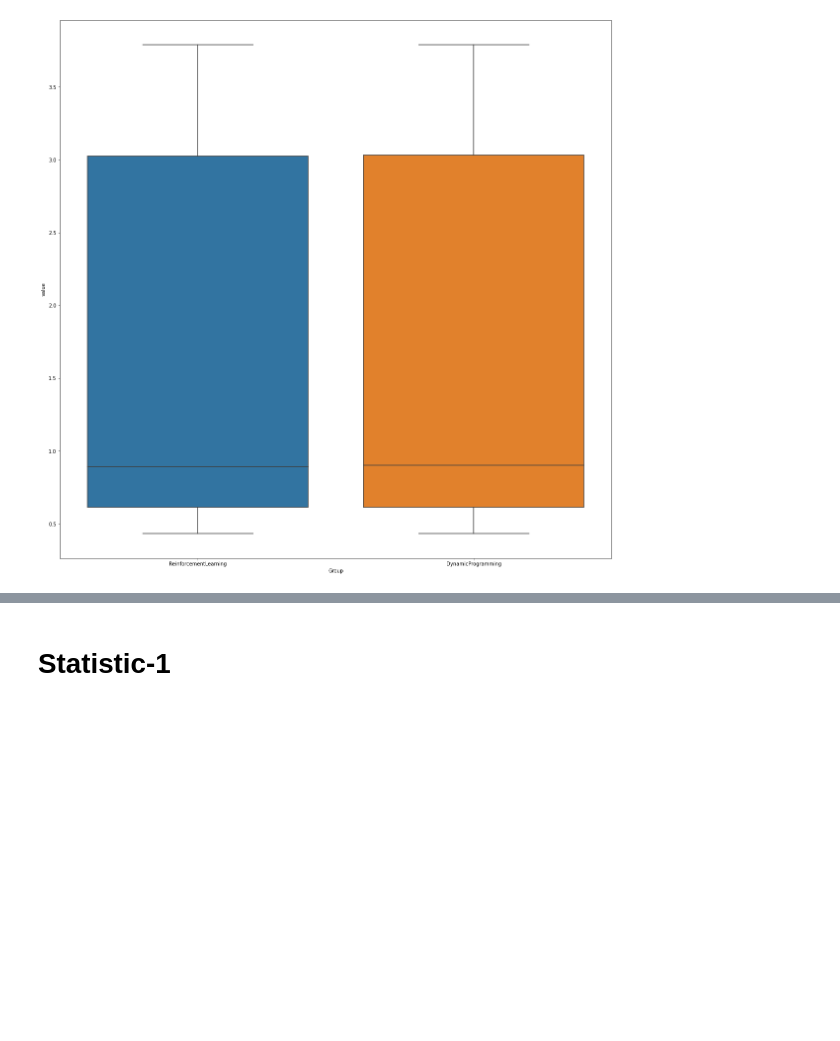
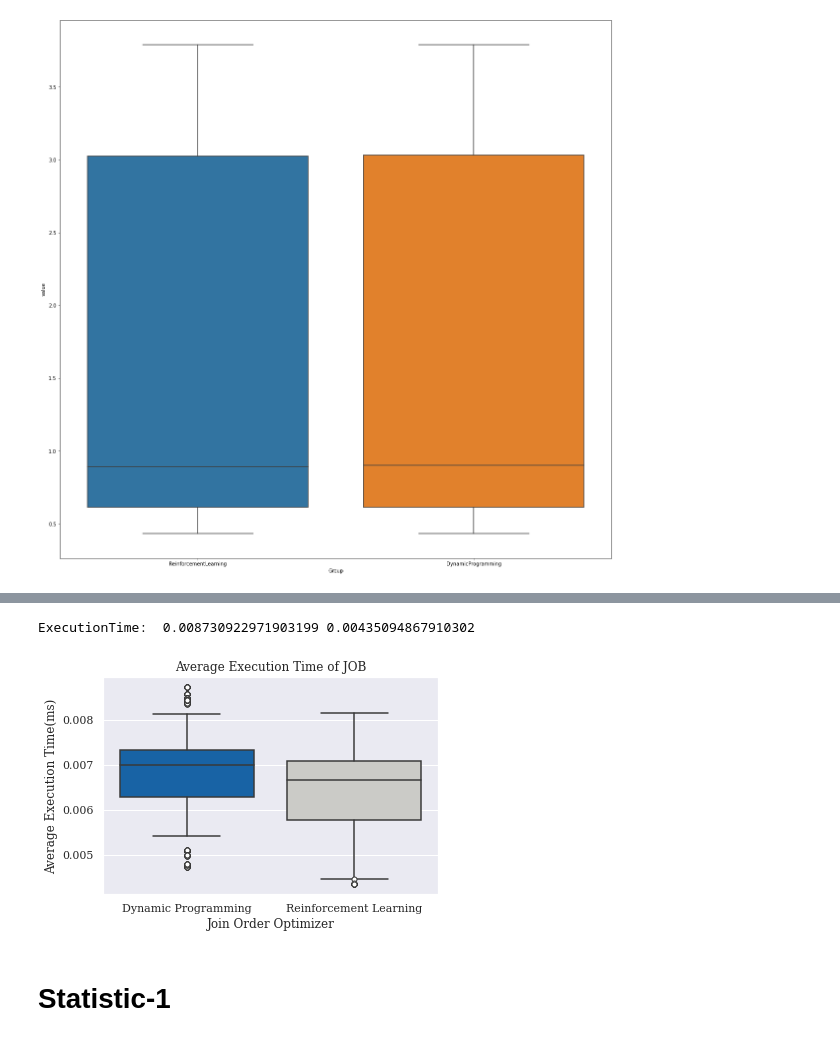
Before and after one commit to ChuyingHe/duckdb-master-rl, a Jupyter notebook: chuying/visualization/2.with timer/Workbook.ipynb, the cells around one changed output, grey strips where cells are left out. Saved outputs shown, nothing was run; the diff lists cells and outputs as text; code cells hidden in the pictures; blank space fills up the shorter version.

```diff
--- a/chuying/visualization/2.with timer/Workbook.ipynb
+++ b/chuying/visualization/2.with timer/Workbook.ipynb
@@ -146,3 +164,32 @@ sns.boxplot(x='Group',y='value',data=dd)
+# %%
+print("ExecutionTime: ", max(my_df['ExecutionTime']), min(my_df['ExecutionTime']))
+tum_colors = ["#0065BD", "#CCCCC6"]
+# %% [output]
+ExecutionTime:  0.008730922971903199 0.00435094867910302
+# %%
+plt.grid(True)
+#sns.set_context(rc={"font.family": "DejaVu Sans",'font.sans-serif':'Lucida Grande'})
+# sns.set_style("whitegrid")
+#matplotlib.font_manager.FontProperties(family='sans serif', style=None, variant=None, weight=None, stretch=None, size=None, fname=None,math_fontfamily='stix')
+# plt.text(math_fontfamily='cm')
+#plt.rcParams['font.sans-serif'] = ['SimHei']
+
+sns.set_theme(font='serif')
+
+green_diamond = dict(markerfacecolor='white', marker='o', linestyle='none')
+
+boxplot = sns.boxplot(x = my_df["Optimizer"],
+                y = my_df["ExecutionTime"],
+                #hue = my_df[hue],
+                palette = tum_colors,
+                flierprops=green_diamond, whis =1)
+
+boxplot.axes.set_title("Average Execution Time of JOB")
+boxplot.set_xlabel("Join Order Optimizer")
+boxplot.set_ylabel("Average Execution Time(ms)")
+plt.savefig('statistic-0.pdf')
+# %% [output]
+[figure, added]
 # %% [markdown]
 # Statistic-1
 # %% [markdown]
```
Also changed, not shown: parts of 6 cells of this notebook, 4 other files.
